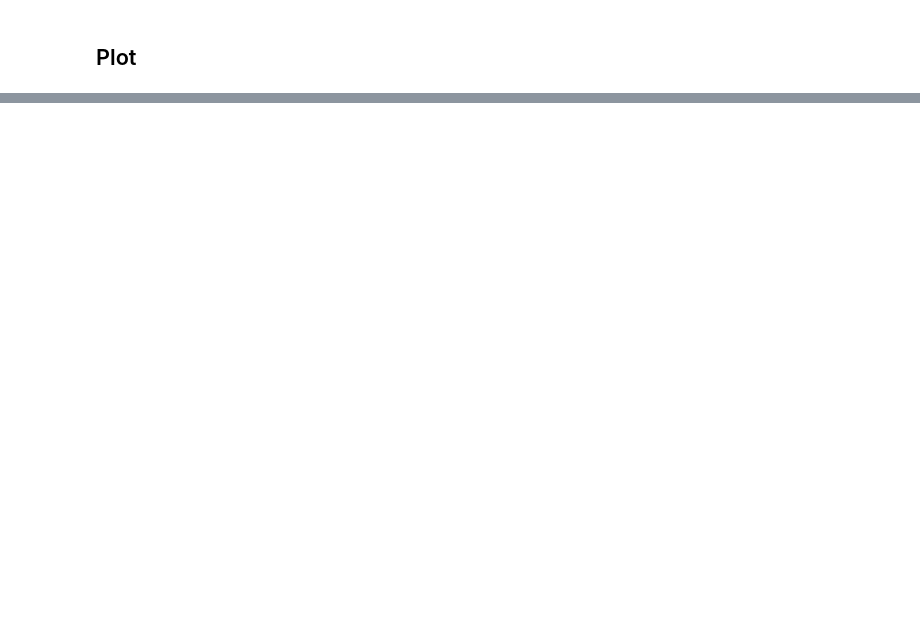
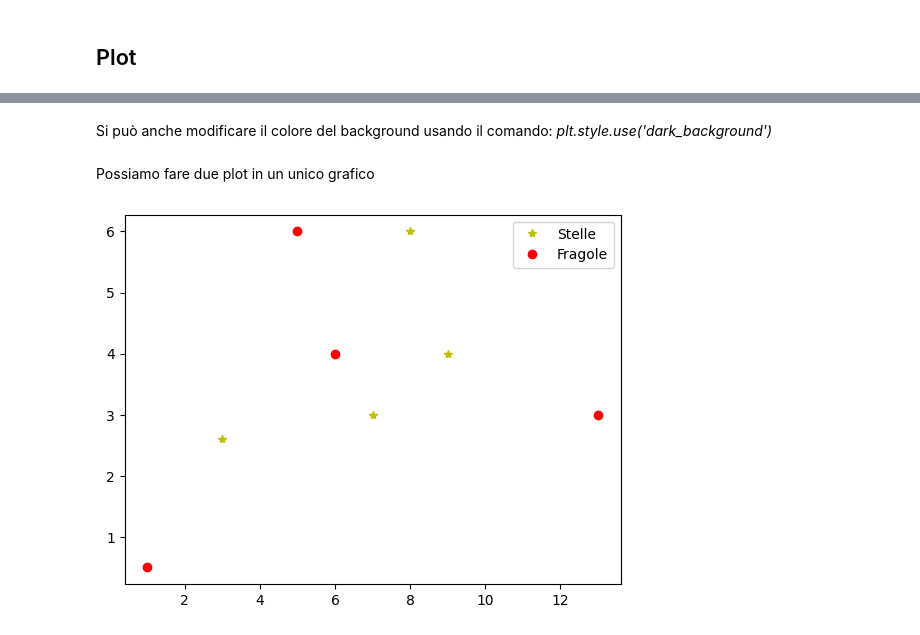
Before and after one commit to RiccardoTancredi/Corso-Python, a Jupyter notebook: Corso/lezione2.ipynb, the cells around one changed output, grey strips where cells are left out. Saved outputs shown, nothing was run; the diff lists cells and outputs as text; code cells hidden in the pictures; blank space fills up the shorter version.

```diff
--- a/Corso/lezione2.ipynb
+++ b/Corso/lezione2.ipynb
@@ -86,0 +110,18 @@ plt.show()
+# %% [markdown]
+Si può anche modificare il colore del background usando il comando:
+*plt.style.use('dark_background')*
+# %% [markdown]
+Possiamo fare due plot in un unico grafico
+# %%
+r=[1,6,5,13]
+s=[0.5,4,6,3]
+x=[3,9,8,7]
+y=[2.6,4,6,3]
+
+plt.plot(x,y, "*y", label="Stelle")
+plt.plot(r,s, "or", label="Fragole")
+
+plt.legend(loc="best")
+plt.show()
+# %% [output]
+[figure, added]
```
Also changed, not shown: parts of 21 cells of this notebook, 1 other file.
